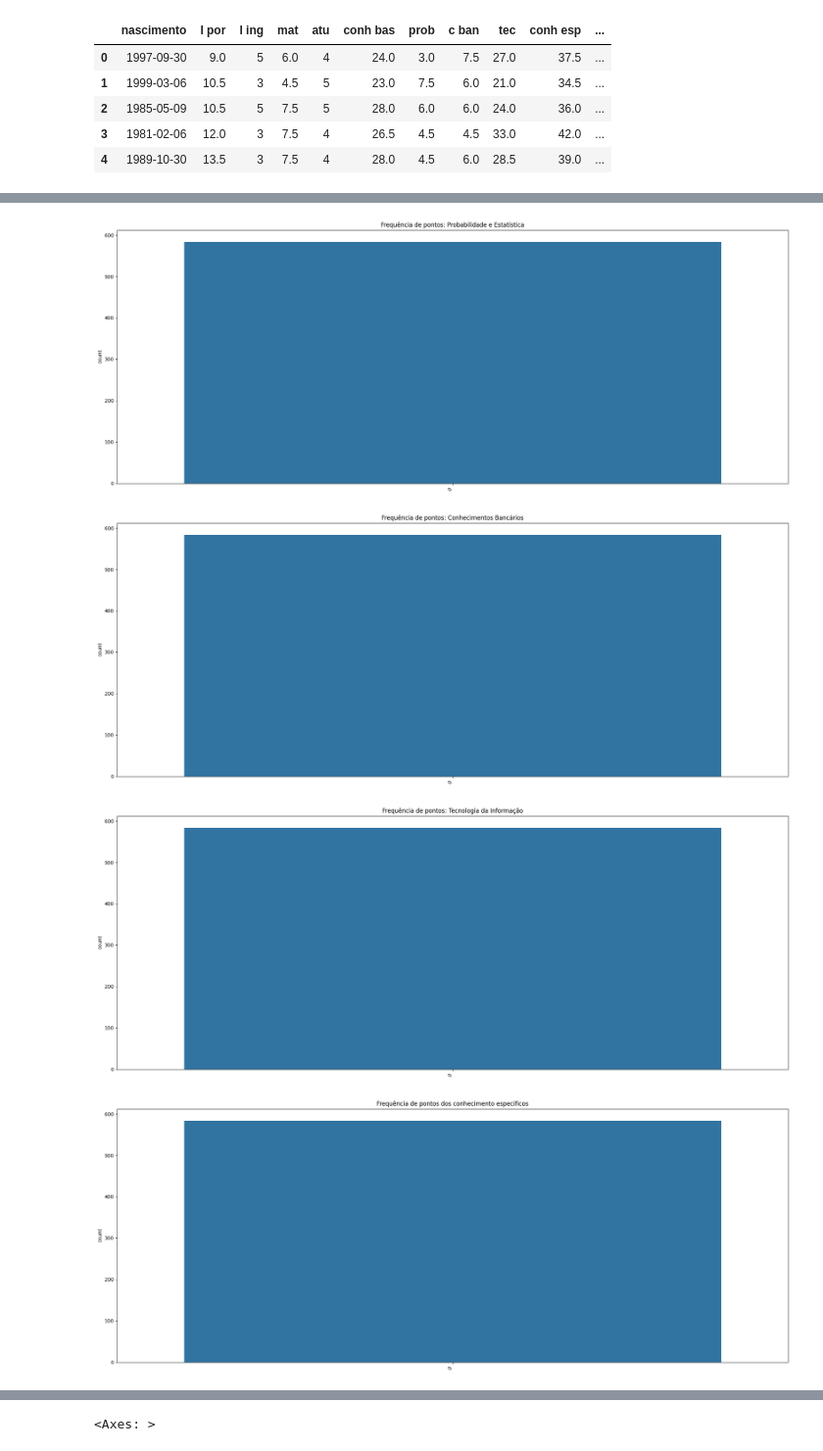
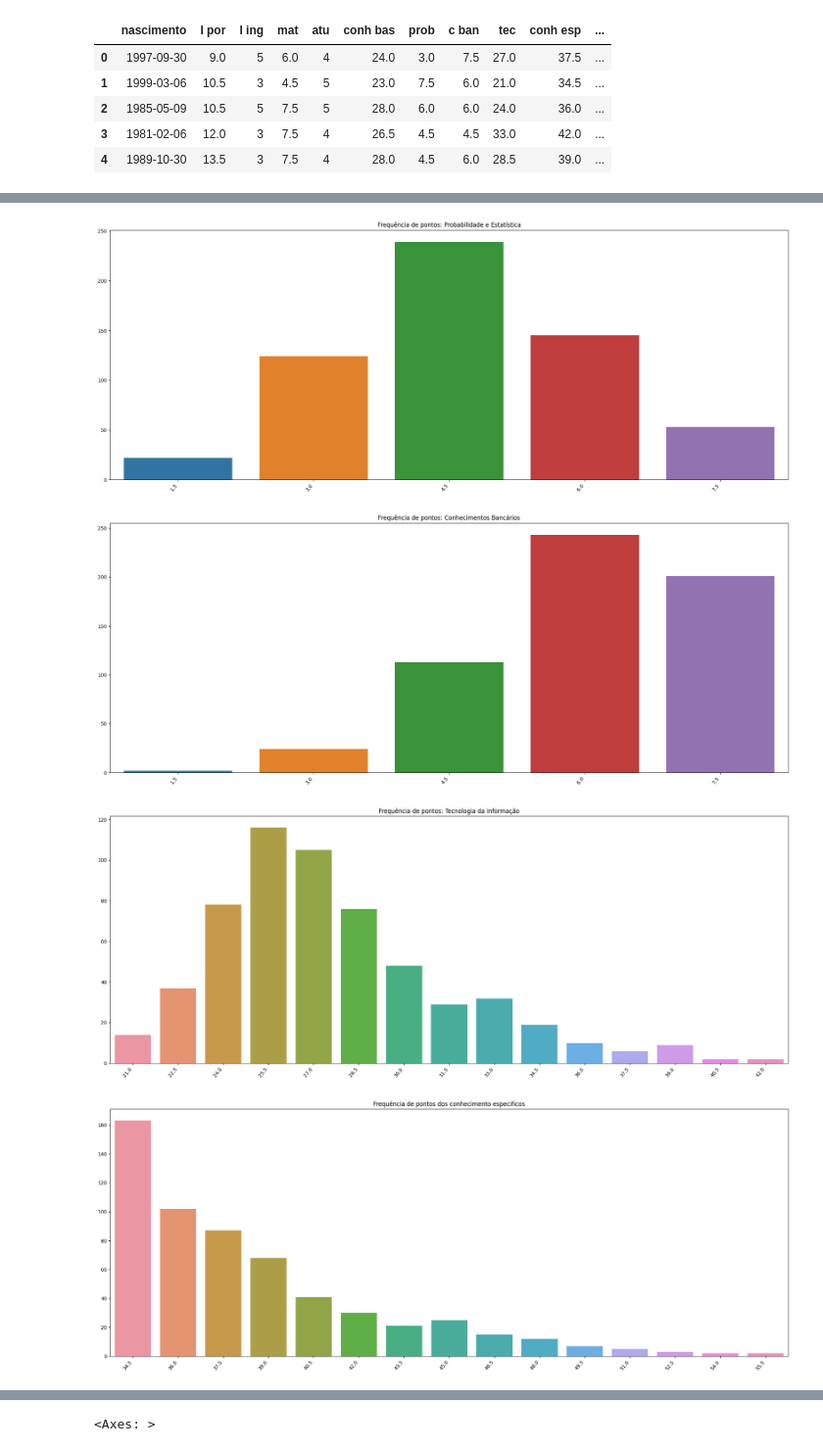
Before and after one commit to Gabriel-Lyra/plotagens_prova_bb_2021, a Jupyter notebook: plotagens.ipynb, the cells around one changed output, grey strips where cells are left out. Shown: that part at 98% size. Cells and saved outputs as stored; diff of their text form; code cells hidden in the pictures.

```diff
--- a/plotagens.ipynb
+++ b/plotagens.ipynb
@@ -159,49 +165,53 @@ plt.tight_layout()
 
 plt.figure(figsize=(20,8))
 
-ax = sns.countplot(dataset['prob'])
+prob_counts = dataset['prob'].value_counts()
+ax = sns.barplot(x=prob_counts.index, y=prob_counts.values)
 
 ax.set_xticklabels(ax.get_xticklabels(), rotation=50, ha="right")
 ax.set_title('Frequência de pontos: Probabilidade e Estatística')
 plt.tight_layout()
 # %% [output]
-[figure, old version]
+[figure, new version]
 # %%
 ##Plotting pontos: Conhecimentos Bancários
 
 plt.figure(figsize=(20,8))
 
-ax = sns.countplot(dataset['c ban'])
+c_ban_counts = dataset['c ban'].value_counts()
+ax = sns.barplot(x=c_ban_counts.index, y=c_ban_counts.values)
 
 ax.set_xticklabels(ax.get_xticklabels(), rotation=50, ha="right")
 ax.set_title('Frequência de pontos: Conhecimentos Bancários')
 plt.tight_layout()
 # %% [output]
-[figure, old version]
+[figure, new version]
 # %%
 ##Plotting pontos: Tecnologia da Informação
 
 plt.figure(figsize=(20,8))
 
-ax = sns.countplot(dataset['tec'])
+tec_counts = dataset['tec'].value_counts()
+ax = sns.barplot(x=tec_counts.index, y=tec_counts.values)
 
 ax.set_xticklabels(ax.get_xticklabels(), rotation=50, ha="right")
 ax.set_title('Frequência de pontos: Tecnologia da Informação')
 plt.tight_layout()
 # %% [output]
-[figure, old version]
+[figure, new version]
 # %%
 ##Plotting pontos de conhecimento especificos
 
 plt.figure(figsize=(20,8))
 
-ax = sns.countplot(dataset['conh esp'])
+conh_esp_counts = dataset['conh esp'].value_counts()
+ax = sns.barplot(x=conh_esp_counts.index, y=conh_esp_counts.values)
 
 ax.set_xticklabels(ax.get_xticklabels(), rotation=50, ha="right")
 ax.set_title('Frequência de pontos dos conhecimento especificos')
 plt.tight_layout()
 # %% [output]
-[figure, old version]
+[figure, new version]
 # %%
 ##Plotting quantidade total de pontos
 
```
Also changed, not shown: parts of 8 cells of this notebook.
